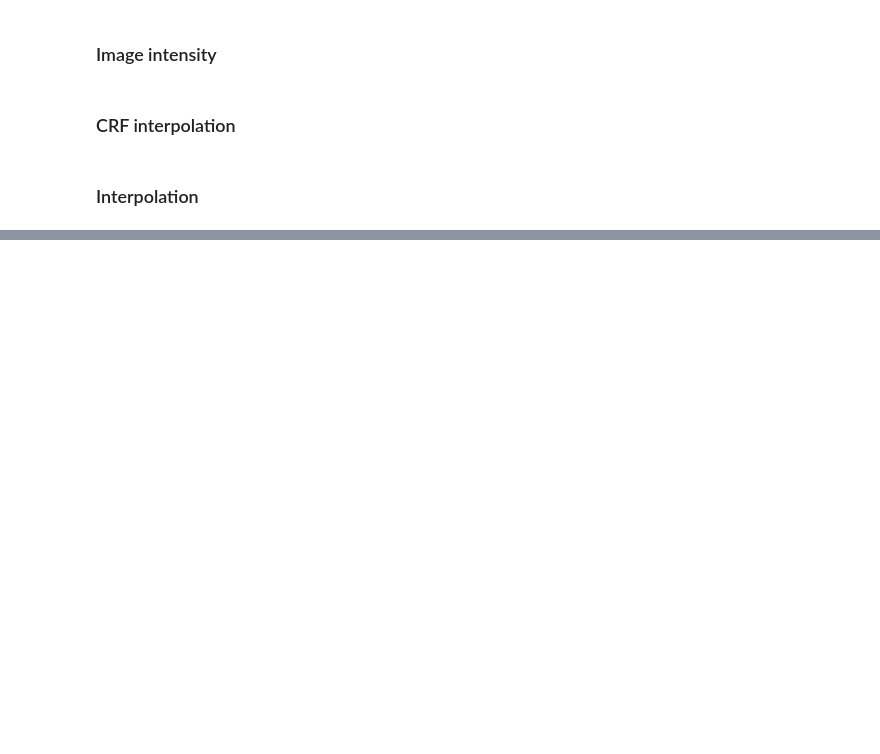
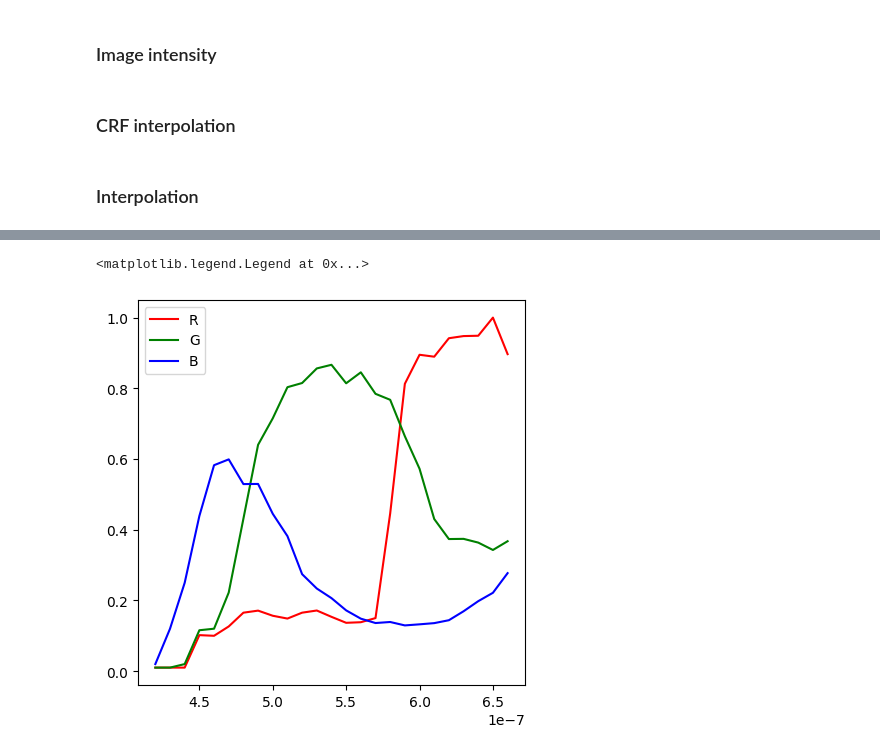
Before and after one commit to shshin1210/DSL, a Jupyter notebook: calibration/radiometric_cal/crf.ipynb, the cells around one changed output, grey strips where cells are left out. Drawn from its saved outputs; the diff is of its cells as text; code cells hidden in the pictures; blank space fills up the shorter version.

```diff
--- a/calibration/radiometric_cal/crf.ipynb
+++ b/calibration/radiometric_cal/crf.ipynb
@@ -103 +115,14 @@ plt.legend()
+# %%
+CRF_Final[:,0] = torch.tensor([0.01, 0.01, 0.02])
+CRF_Final[:,1] = torch.tensor([0.01, 0.01, 0.12])
+CRF_Final[:,2] = torch.tensor([0.01, 0.02, 0.25]) # 24 : 0.1 50 : 0.25
+# %%
+plt.figure(figsize=(5,5))
+plt.plot(new_wvls, CRF_Final[0], label = 'R',  c='red')
+plt.plot(new_wvls, CRF_Final[1], label = 'G', c='green')
+plt.plot(new_wvls, CRF_Final[2], label = 'B', c='blue')
+plt.legend()
+# %% [output]
+<matplotlib.legend.Legend at 0x...>
+[figure, added]
 # %%
```
Also changed, not shown: parts of 11 cells of this notebook.
